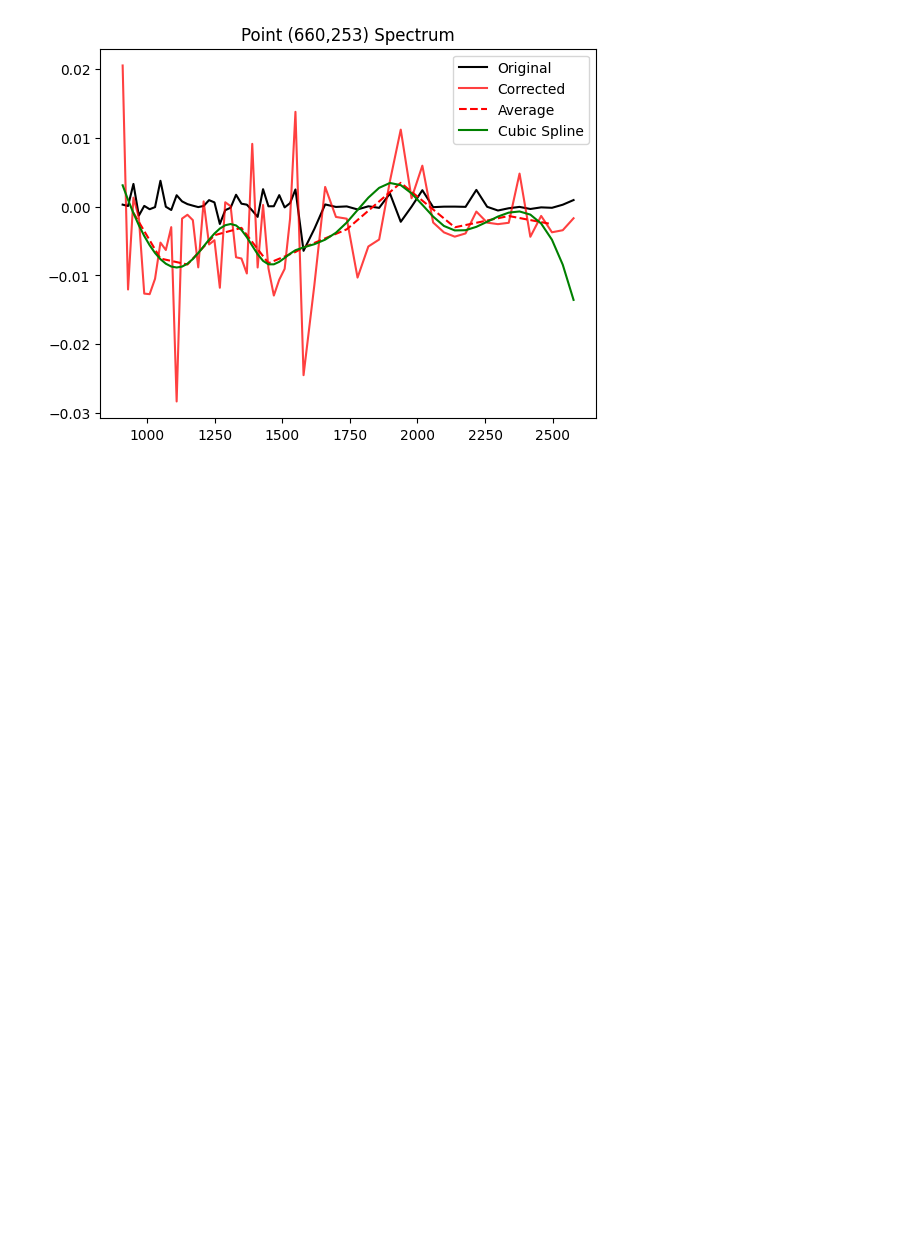
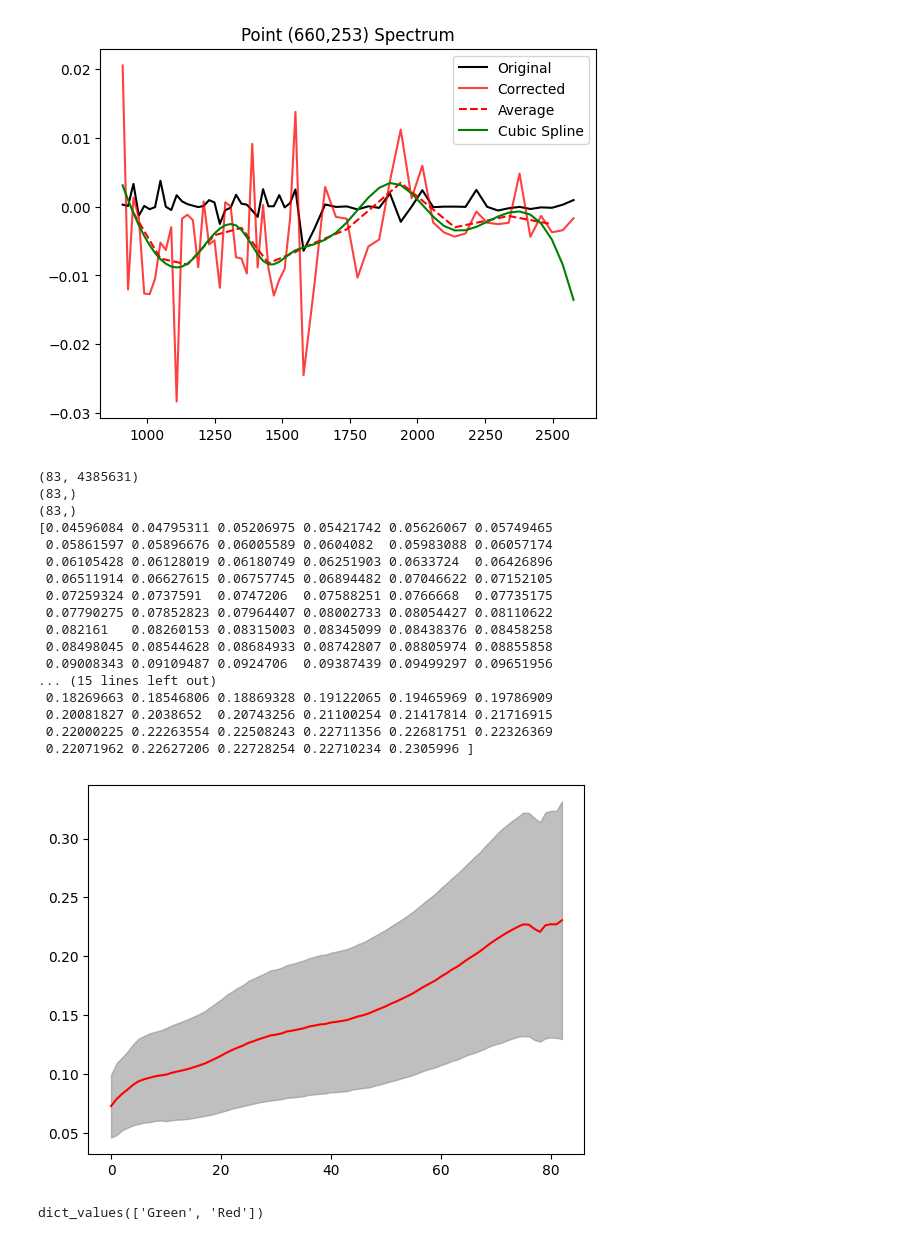
Before and after one commit to z-vig/M3_Pro, a Jupyter notebook: Locate_Ice_Pixels.ipynb, the cells around one changed output. Saved outputs shown, nothing was run; the diff lists cells and outputs as text; code cells hidden in the pictures; blank space fills up the shorter version.

```diff
--- a/Locate_Ice_Pixels.ipynb
+++ b/Locate_Ice_Pixels.ipynb
@@ -400,3 +400,42 @@ np.average(spectrumImage_cspl[660,253,:])
 -0.004059500194999328
 [figure]
 [figure]
+# %%
+import numpy as np
+import matplotlib.pyplot as plt
+#arr = np.load('D:/Data/Locate_Ice_Saves/mosaic_pixels.npy')
+print (arr.shape)
+
+#means = arr.mean(axis=1)
+#std = arr.std(axis=1)
+print (means.shape)
+print (std.shape)
+print (means-std)
+plt.plot(means,color='red')
+plt.fill_between(range(len(means)),means-std,means+std,color='gray',alpha=0.5)
+print (means)
+# %% [output]
+(83, 4385631)
+(83,)
+(83,)
+[0.04596084 0.04795311 0.05206975 0.05421742 0.05626067 0.05749465
+ 0.05861597 0.05896676 0.06005589 0.0604082  0.05983088 0.06057174
+ 0.06105428 0.06128019 0.06180749 0.06251903 0.0633724  0.06426896
+ 0.06511914 0.06627615 0.06757745 0.06894482 0.07046622 0.07152105
+ 0.07259324 0.0737591  0.0747206  0.07588251 0.0766668  0.07735175
+ 0.07790275 0.07852823 0.07964407 0.08002733 0.08054427 0.08110622
+ 0.082161   0.08260153 0.08315003 0.08345099 0.08438376 0.08458258
+ 0.08498045 0.08544628 0.08684933 0.08742807 0.08805974 0.08855858
+ 0.09008343 0.09109487 0.0924706  0.09387439 0.09499297 0.09651956
+... (15 lines left out)
+ 0.18269663 0.18546806 0.18869328 0.19122065 0.19465969 0.19786909
+ 0.20081827 0.2038652  0.20743256 0.21100254 0.21417814 0.21716915
+ 0.22000225 0.22263554 0.22508243 0.22711356 0.22681751 0.22326369
+ 0.22071962 0.22627206 0.22728254 0.22710234 0.2305996 ]
+[figure, added]
+# %%
+mydict = {"One":"Green","Two":"Red"}
+
+mydict.values()
+# %% [output]
+dict_values(['Green', 'Red'])
```
Also changed, not shown: 4 other files.
